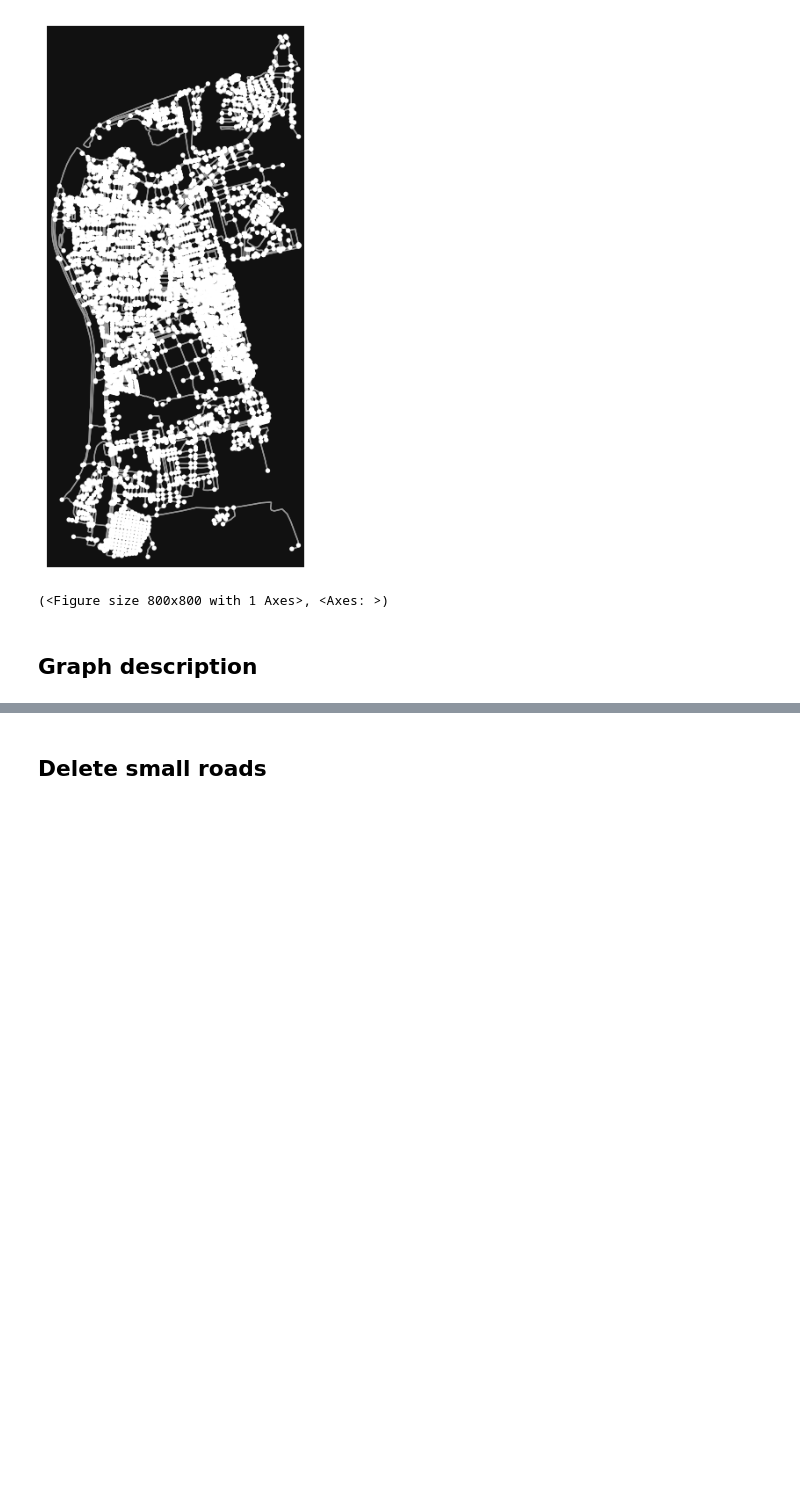
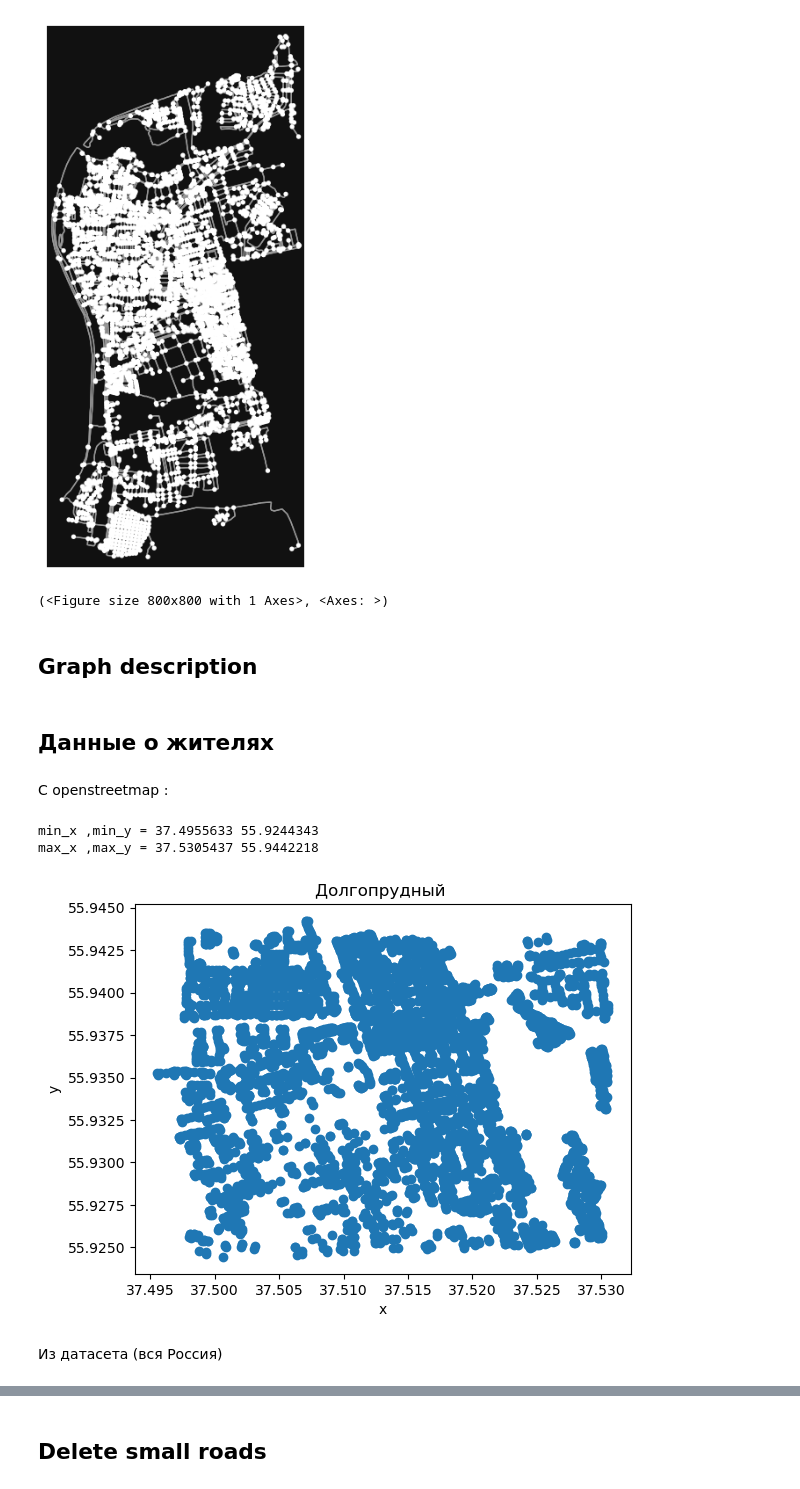
Before and after one commit to ThunderstormXX/TransportNet, a Jupyter notebook: Citytograph/test.ipynb, the cells around one changed output, grey strips where cells are left out. Saved outputs shown, nothing was run; the diff lists cells and outputs as text; code cells hidden in the pictures; blank space fills up the shorter version.

Commit message:
Добавил срез количества квартир для конкретного города из большого датасета

```diff
--- a/Citytograph/test.ipynb
+++ b/Citytograph/test.ipynb
@@ -30,3 +31,29 @@ for node in graph.nodes():
 # %%
 for u, v, key, edge_data in graph.edges(keys=True, data=True):
     print(edge_data.keys())
+# %% [markdown]
+## Данные о жителях
+# %% [markdown]
+С openstreetmap :
+# %%
+# buildings = ox.features.features_from_address('Dolgoprudny, Russia' , tags={'building':True})
+buildings = ox.geometries.geometries_from_address('Dolgoprudny, Russia' , tags={'building':True})
+# %%
+coords = np.array(buildings['geometry'].get_coordinates())
+[min_x,min_y] = np.min(coords,axis=0)
+[max_x ,max_y] = np.max(coords,axis=0)
+print("min_x ,min_y =", min_x,min_y)
+print("max_x ,max_y =",max_x ,max_y)
+# %% [output]
+min_x ,min_y = 37.4955633 55.9244343
+max_x ,max_y = 37.5305437 55.9442218
+# %%
+plt.scatter(coords[:,0],coords[:,1])
+plt.xlabel('x')
+plt.ylabel('y')
+plt.title('Долгопрудный ')
+plt.show()
+# %% [output]
+[figure, added]
+# %% [markdown]
+Из датасета (вся Россия)
```
Also changed, not shown: parts of 12 cells of this notebook.
